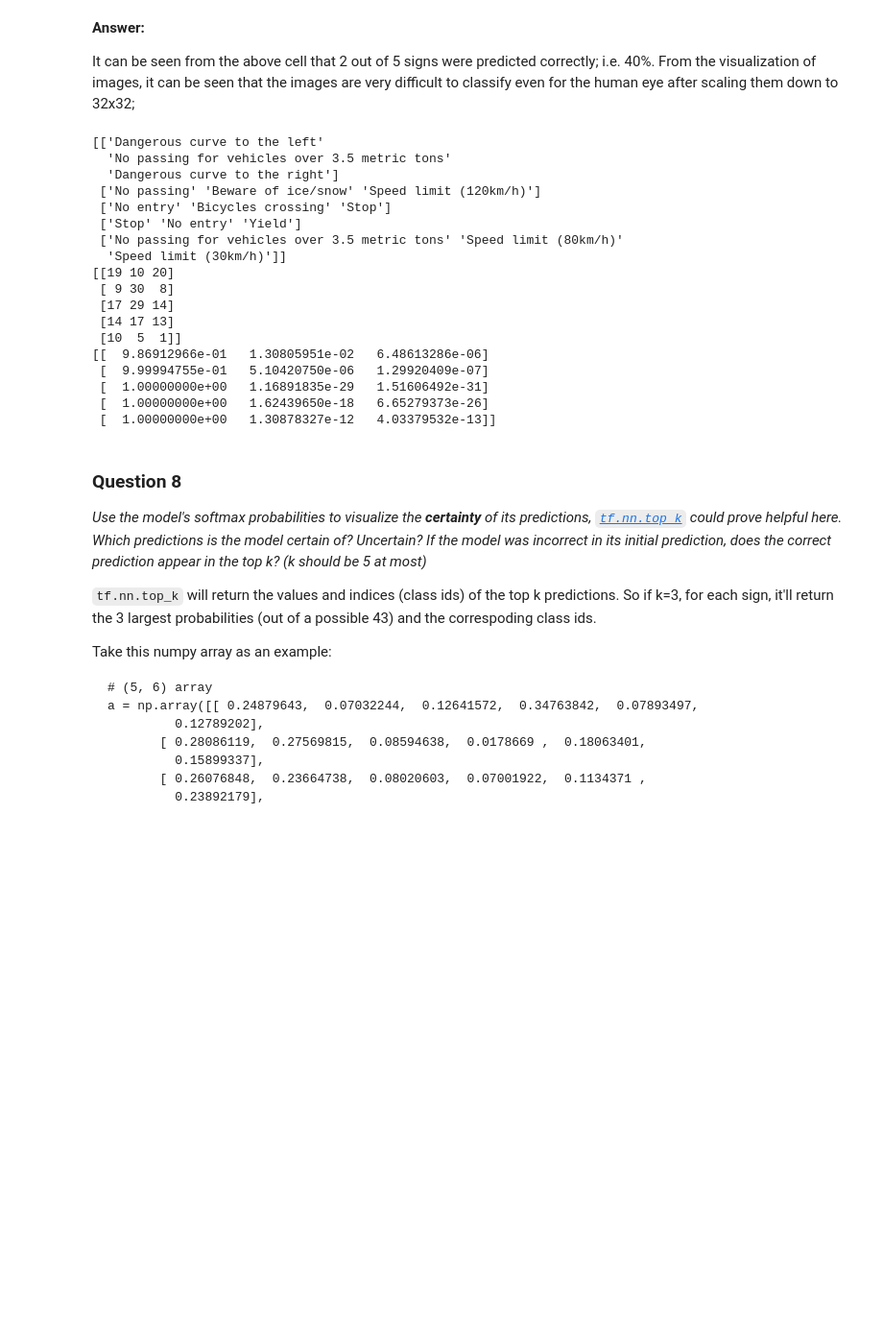
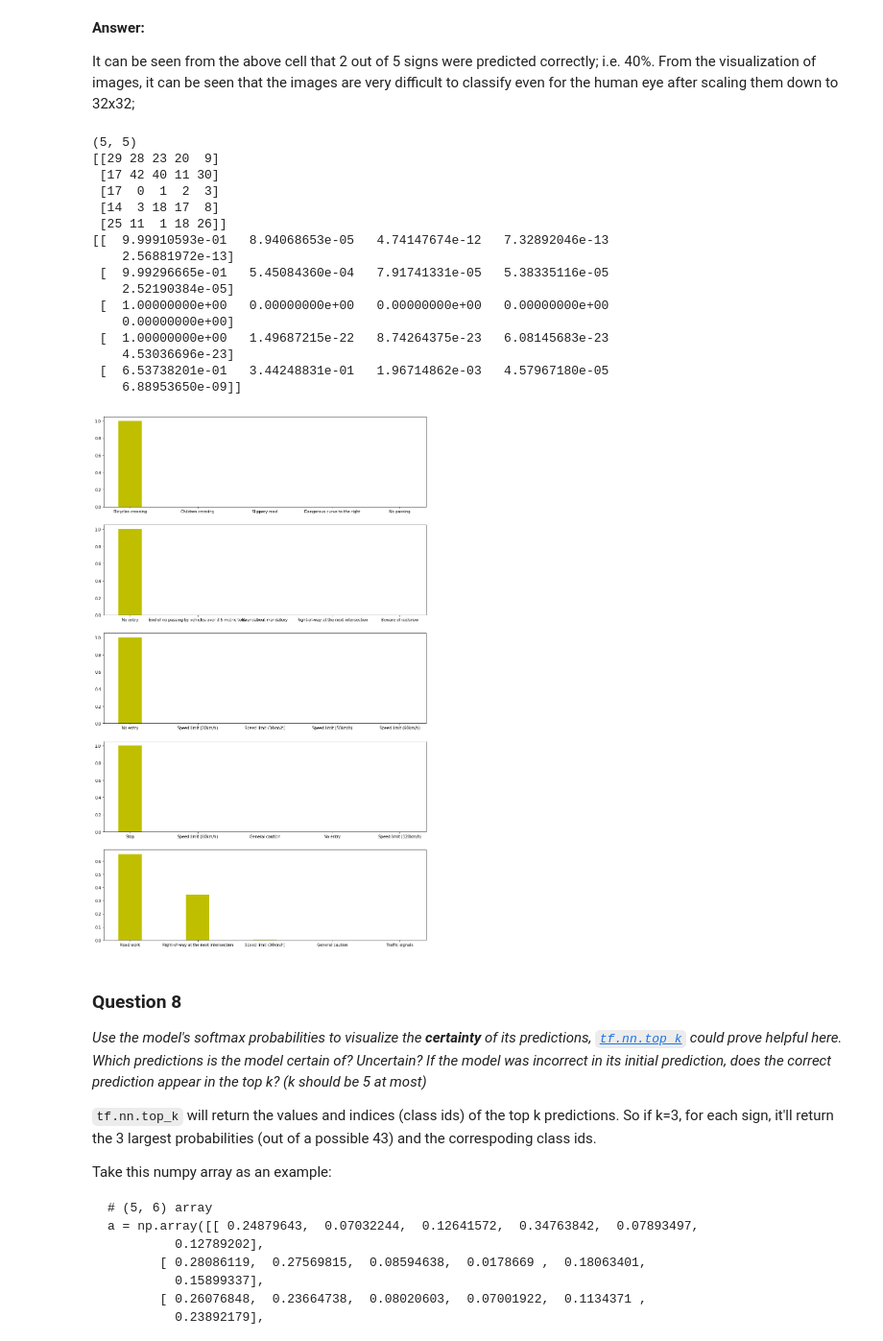
Before and after one commit to gavinong10/CarND-P2-Traffic-Sign-Classification-TensorFlow, a Jupyter notebook: Traffic_Sign_Classifier.ipynb, the cells around one changed output. Shown at 96% size. Cells and saved outputs as stored; diff of their text form; code cells hidden in the pictures; blank space fills up the shorter version.

Commit message:
Graphing complete

```diff
--- a/Traffic_Sign_Classifier.ipynb
+++ b/Traffic_Sign_Classifier.ipynb
@@ -1014,40 +1014,50 @@ It can be seen from the above cell that 2 out of 5 signs were predicted correctl
 # %%
 ### Visualize the softmax probabilities here.
 ### Feel free to use as many code cells as needed.
 
 with tf.Session() as sess:
-    top_softmaxes = sess.run(tf.nn.top_k(tf.constant(softmaxes), k=3))
+    top_softmaxes = sess.run(tf.nn.top_k(tf.constant(softmaxes), k=5))
 
 
-df = pd.DataFrame(top_softmaxes.indices, columns=['1', '2', '3'], index=['a', 'b', 'c', 'd', 'e'])
-print((df.applymap(lambda x: signnames.ix[x, 'SignName']).as_matrix()))
+df = pd.DataFrame(top_softmaxes.indices, columns=['1', '2', '3', '4', '5'], index=['a', 'b', 'c', 'd', 'e'])
+names_matrix = ((df.applymap(lambda x: signnames.ix[x, 'SignName']).as_matrix()))
 
+print(names_matrix.shape)
 print(top_softmaxes.indices)
 print(top_softmaxes.values)
 
-for idx, images in enumerate(images):
-    # Graph the probability with the label
+rows = top_softmaxes.values.shape[0]
+fig, ax = plt.subplots(nrows=rows, ncols=1, figsize=(15,rows*5))
+ind = np.arange(top_softmaxes.values.shape[1])  # the x locations for the groups
+width = 0.35       # the width of the bars
+
+for idx, image in enumerate(images):
+    ax[idx].bar(ind + width, top_softmaxes.values[idx], width, color='y')
+
+    ax[idx].set_xticks(ind + width)
+    ax[idx].set_xticklabels(names_matrix[idx])
+
+# Graph the probability with the label
 #for softmax in softmaxes:
 #   pass
 # %% [output]
-[['Dangerous curve to the left'
-  'No passing for vehicles over 3.5 metric tons'
-  'Dangerous curve to the right']
- ['No passing' 'Beware of ice/snow' 'Speed limit (120km/h)']
- ['No entry' 'Bicycles crossing' 'Stop']
- ['Stop' 'No entry' 'Yield']
- ['No passing for vehicles over 3.5 metric tons' 'Speed limit (80km/h)'
-  'Speed limit (30km/h)']]
-[[19 10 20]
- [ 9 30  8]
- [17 29 14]
- [14 17 13]
- [10  5  1]]
-[[  9.86912966e-01   1.30805951e-02   6.48613286e-06]
- [  9.99994755e-01   5.10420750e-06   1.29920409e-07]
- [  1.00000000e+00   1.16891835e-29   1.51606492e-31]
- [  1.00000000e+00   1.62439650e-18   6.65279373e-26]
- [  1.00000000e+00   1.30878327e-12   4.03379532e-13]]
+(5, 5)
+[[29 28 23 20  9]
+ [17 42 40 11 30]
+ [17  0  1  2  3]
+ [14  3 18 17  8]
+ [25 11  1 18 26]]
+[[  9.99910593e-01   8.94068653e-05   4.74147674e-12   7.32892046e-13
+    2.56881972e-13]
+ [  9.99296665e-01   5.45084360e-04   7.91741331e-05   5.38335116e-05
+    2.52190384e-05]
+ [  1.00000000e+00   0.00000000e+00   0.00000000e+00   0.00000000e+00
+    0.00000000e+00]
+ [  1.00000000e+00   1.49687215e-22   8.74264375e-23   6.08145683e-23
+    4.53036696e-23]
+ [  6.53738201e-01   3.44248831e-01   1.96714862e-03   4.57967180e-05
+    6.88953650e-09]]
+[figure, added]
 # %% [markdown]
 ### Question 8
 
```
Also changed, not shown: parts of 8 cells of this notebook.
